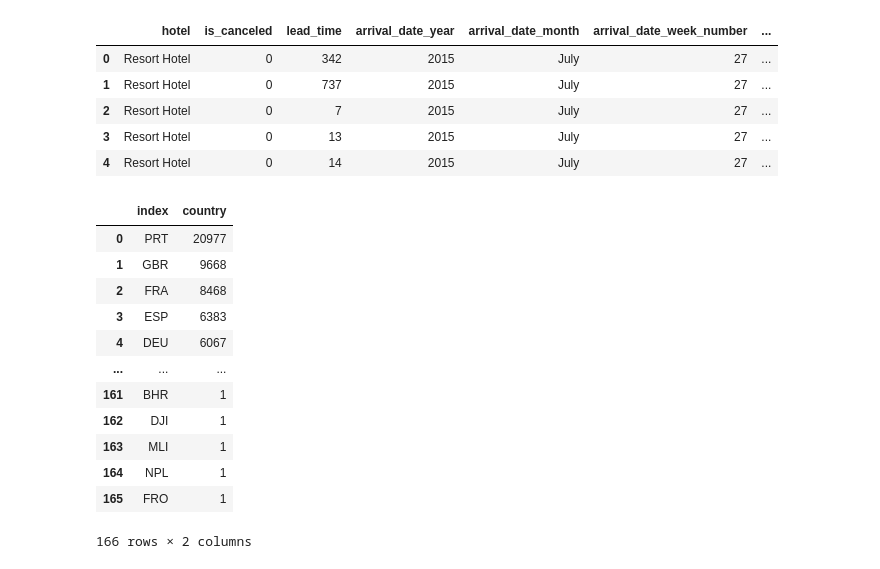
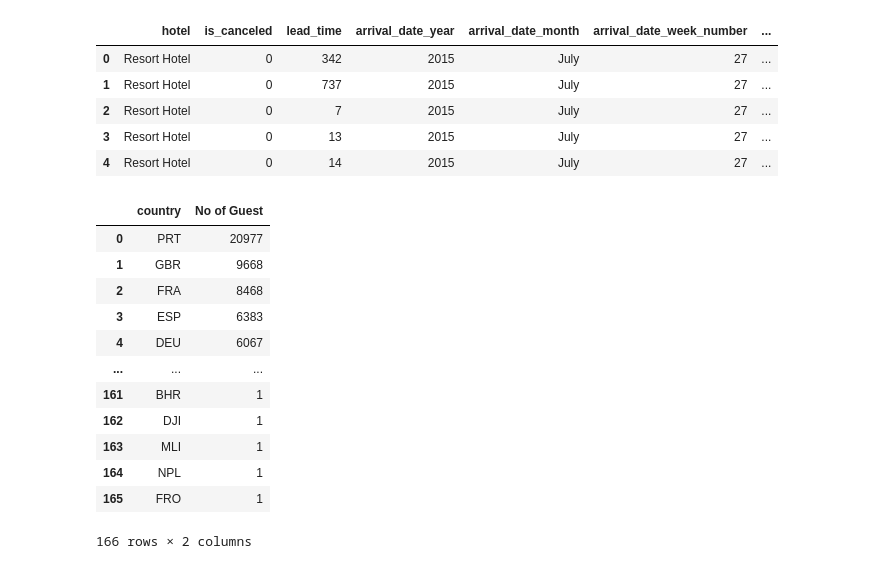
Before and after one commit to zidniryi/AI-hotel-prediction-booking, a Jupyter notebook: machine_learning.ipynb, the cells around one changed output. Cells and saved outputs as stored; diff of their text form; code cells hidden in the pictures.

```diff
--- a/machine_learning.ipynb
+++ b/machine_learning.ipynb
@@ -143,18 +143,21 @@ data.head()
 # 2. How much guest pay for a night
 # %%
 # Find valid order
-data[data['is_canceled']==0]['country'].value_counts().reset_index()
+country_wise_data=data[data['is_canceled']==0]['country'].value_counts().reset_index()
-# %% [output]
-|  | index | country |
-| 0 | PRT | 20977 |
-| 1 | GBR | 9668 |
-| 2 | FRA | 8468 |
-| 3 | ESP | 6383 |
-| 4 | DEU | 6067 |
-| ... | ... | ... |
-| 161 | BHR | 1 |
-| 162 | DJI | 1 |
-| 163 | MLI | 1 |
-| 164 | NPL | 1 |
-| 165 | FRO | 1 |
-166 rows × 2 columns
+# %%
+country_wise_data.columns=['country', 'No of Guest']
+country_wise_data
+# %% [output]
+|  | country | No of Guest |
+| 0 | PRT | 20977 |
+| 1 | GBR | 9668 |
+| 2 | FRA | 8468 |
+| 3 | ESP | 6383 |
+| 4 | DEU | 6067 |
+| ... | ... | ... |
+| 161 | BHR | 1 |
+| 162 | DJI | 1 |
+| 163 | MLI | 1 |
+| 164 | NPL | 1 |
+| 165 | FRO | 1 |
+166 rows × 2 columns
```
Also changed, not shown: parts of 7 cells of this notebook.
